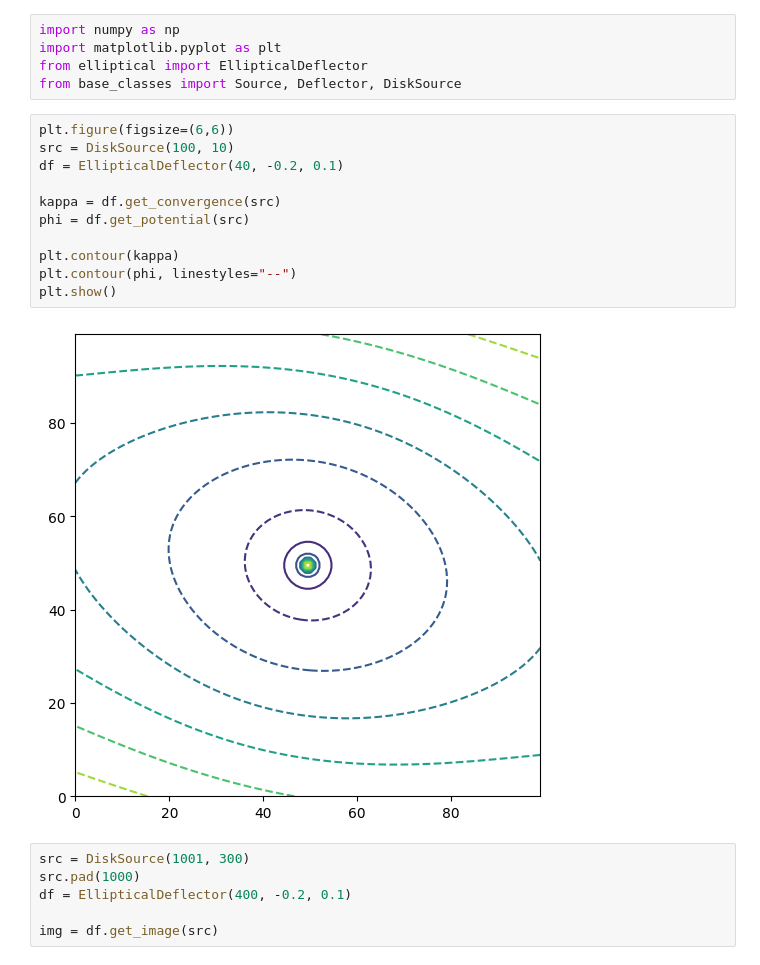
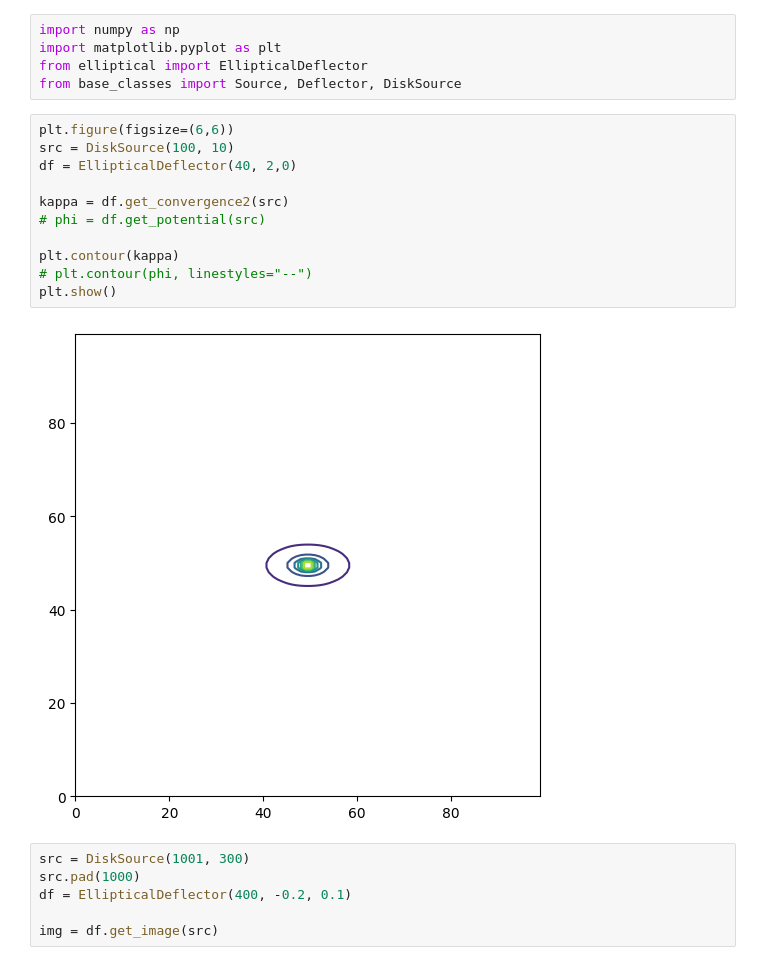
Before and after one commit to OliverRedhead/Gravitational-Lensing, a Jupyter notebook: wk1/elliptical/elliptical_testing.ipynb, the cells around one changed output. Cells and saved outputs as stored; diff of their text form.

```diff
--- a/wk1/elliptical/elliptical_testing.ipynb
+++ b/wk1/elliptical/elliptical_testing.ipynb
@@ -6,16 +6,16 @@ from base_classes import Source, Deflector, DiskSource
 # %%
 plt.figure(figsize=(6,6))
 src = DiskSource(100, 10)
-df = EllipticalDeflector(40, -0.2, 0.1)
+df = EllipticalDeflector(40, 2,0)
 
-kappa = df.get_convergence(src)
-phi = df.get_potential(src)
+kappa = df.get_convergence2(src)
+# phi = df.get_potential(src)
 
 plt.contour(kappa)
-plt.contour(phi, linestyles="--")
+# plt.contour(phi, linestyles="--")
 plt.show()
 # %% [output]
-[figure, old version]
+[figure, new version]
 # %%
 src = DiskSource(1001, 300)
 src.pad(1000)
```
Also changed, not shown: 7 other files.
